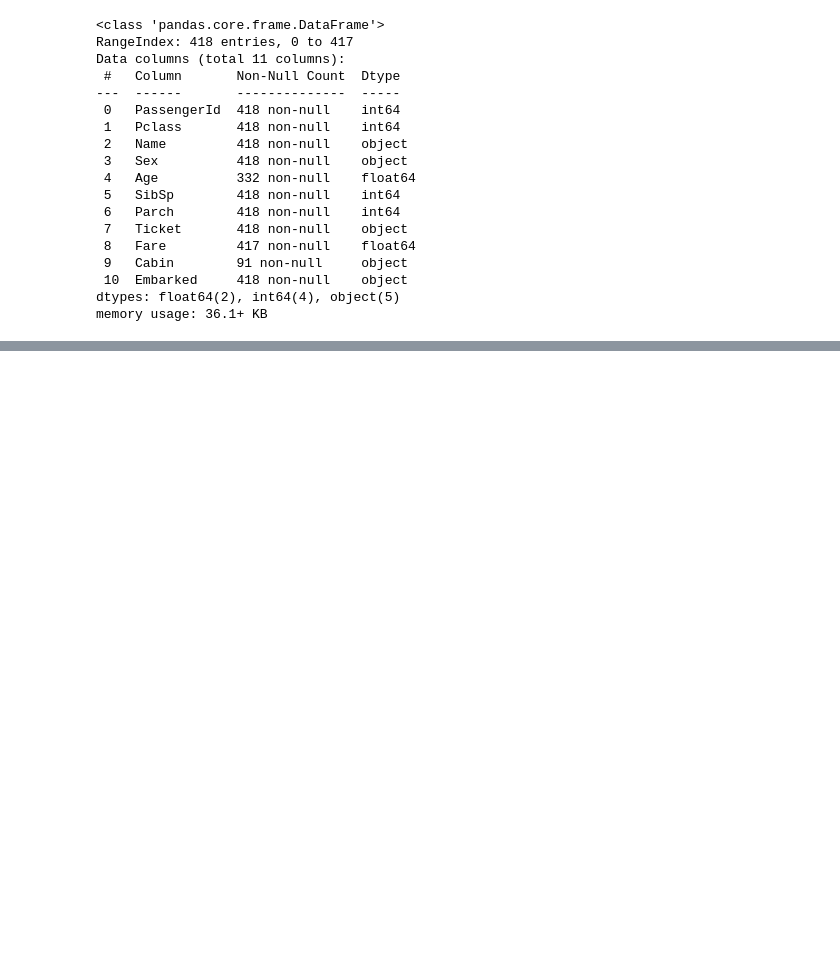
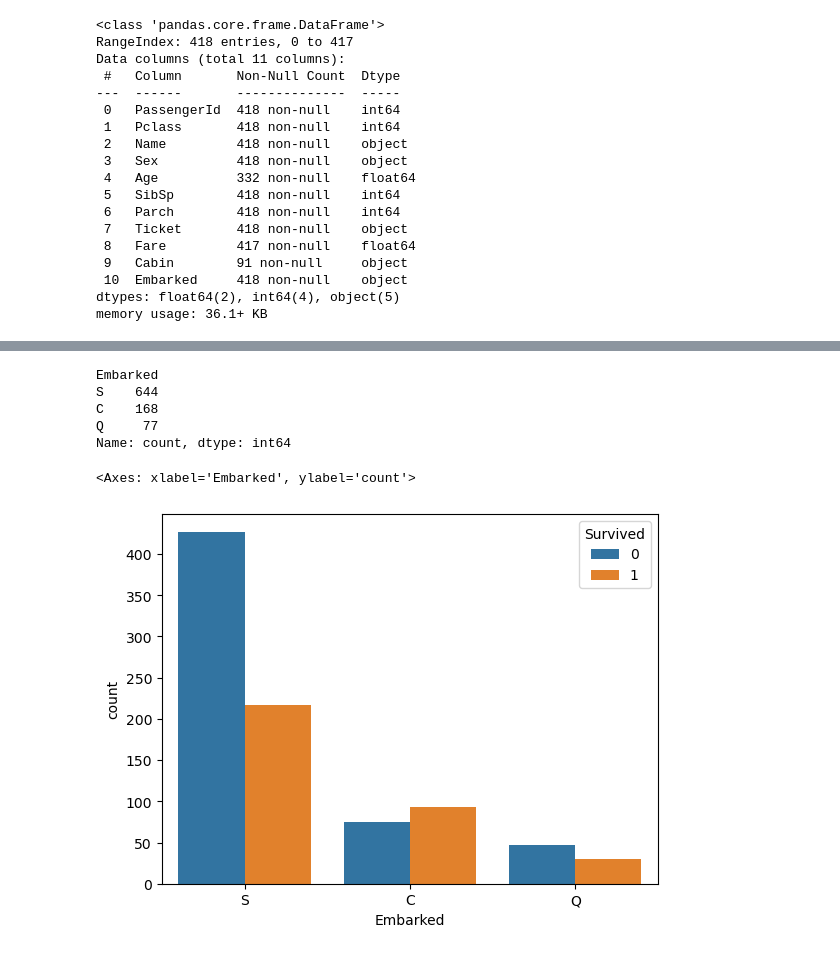
Before and after one commit to gasshot/Python_Lib, a Jupyter notebook: MachineLeaning/ex04_타이타닉생존자예측.ipynb, the cells around one changed output, grey strips where cells are left out. Drawn from its saved outputs; the diff is of its cells as text; code cells hidden in the pictures; blank space fills up the shorter version.

```diff
--- a/MachineLeaning/ex04_타이타닉생존자예측.ipynb
+++ b/MachineLeaning/ex04_타이타닉생존자예측.ipynb
@@ -105,0 +113,23 @@ memory usage: 36.1+ KB
+# %%
+train['Embarked'].value_counts()
+# %% [output]
+Embarked
+S    644
+C    168
+Q     77
+Name: count, dtype: int64
+# %%
+# Embarked를 S로 채워도 무방한지 데이터 시각화를 통해서 확인
+
+import seaborn as sns
+
+# 범주화된 데이터를 시각화 하기 용이한 countplot에
+# countplot(data = df자료, x = 기준컬럼명, hue 관측할 컬럼명)
+sns.countplot(x="Embarked", hue="Survived", data=train)
+
+# 관측결과 : S, Q에서 탑승한 사람들은 평균적인 생존율을 가지고 이싿.
+#           다만 C에서 탑승한 사람들은 조금 더 높은 생존율을 기록하고 있다.
+#           -> 모델의 성능이 좋지 않아서, 전처리를 다시 했을 때는 다른 컬럼과 비교하여 데이터를 채워줄 필요가 있다.
+# %% [output]
+<Axes: xlabel='Embarked', ylabel='count'>
+[figure, added]
```
Also changed, not shown: parts of 17 cells of this notebook.
